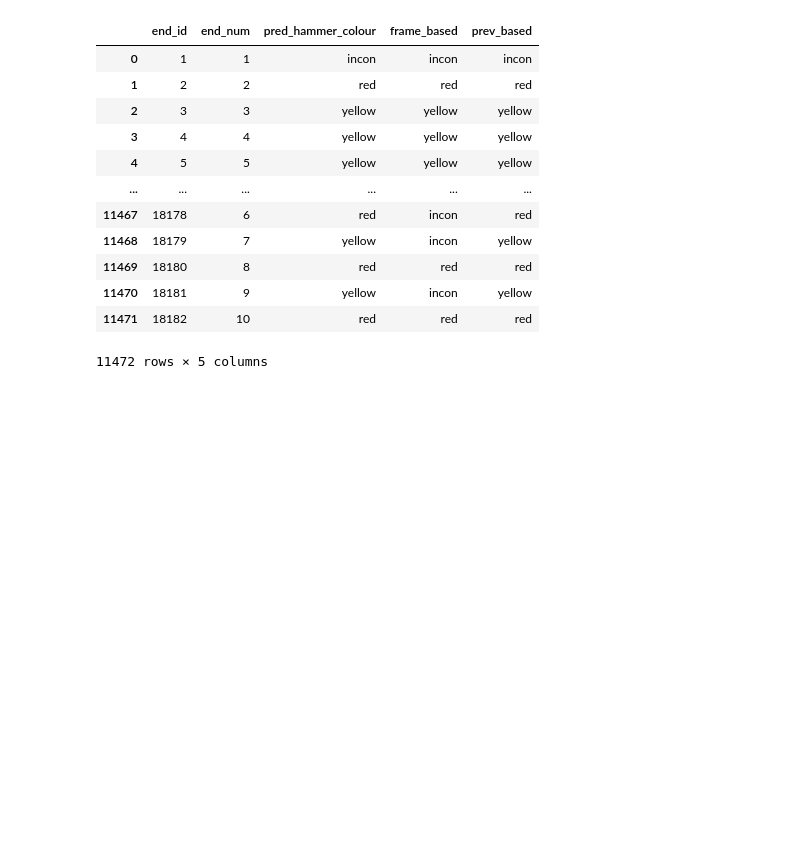
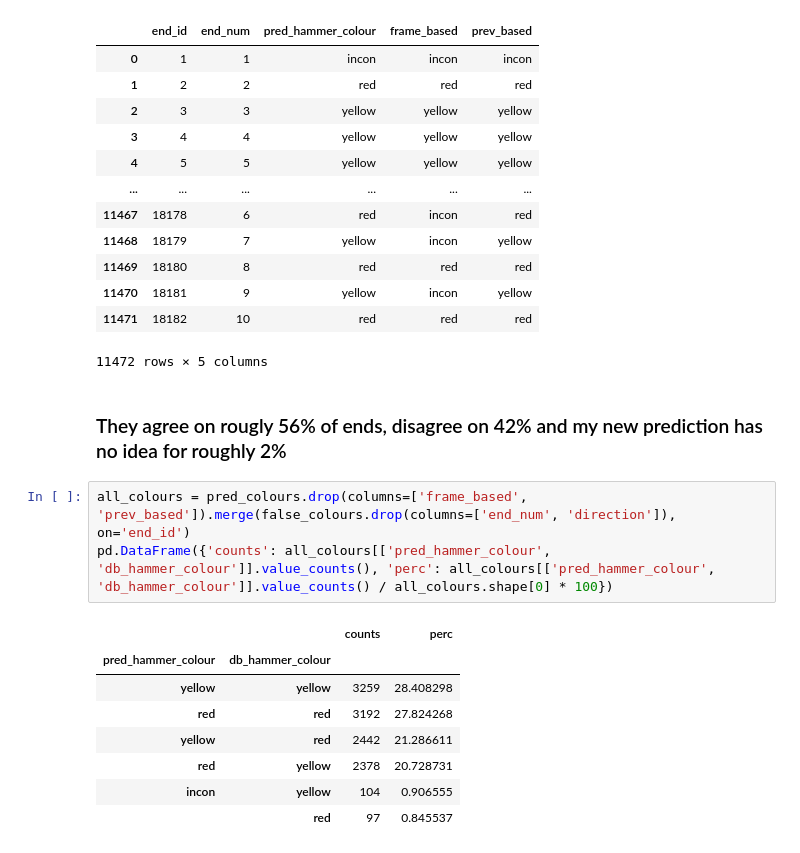
Before and after one commit to NWNHT/curling, a Jupyter notebook: src/predictions.ipynb, the cells around one changed output. Cells and saved outputs as stored; diff of their text form; blank space fills up the shorter version.

```diff
--- a/src/predictions.ipynb
+++ b/src/predictions.ipynb
@@ -407,3 +411,17 @@ pred_colours
 | 11470 | 18181 | 9 | yellow | incon | yellow |
 | 11471 | 18182 | 10 | red | red | red |
 11472 rows × 5 columns
+# %% [markdown]
+### They agree on rougly 56% of ends, disagree on 42% and my new prediction has no idea for roughly 2%
+# %%
+all_colours = pred_colours.drop(columns=['frame_based', 'prev_based']).merge(false_colours.drop(columns=['end_num', 'direction']), on='end_id')
+pd.DataFrame({'counts': all_colours[['pred_hammer_colour', 'db_hammer_colour']].value_counts(), 'perc': all_colours[['pred_hammer_colour', 'db_hammer_colour']].value_counts() / all_colours.shape[0] * 100})
+# %% [output]
+|  |  | counts | perc |
+| pred_hammer_colour | db_hammer_colour |  |  |
+| yellow | yellow | 3259 | 28.408298 |
+| red | red | 3192 | 27.824268 |
+| yellow | red | 2442 | 21.286611 |
+| red | yellow | 2378 | 20.728731 |
+| incon | yellow | 104 | 0.906555 |
+|  | red | 97 | 0.845537 |
```
Also changed, not shown: parts of 16 cells of this notebook.
